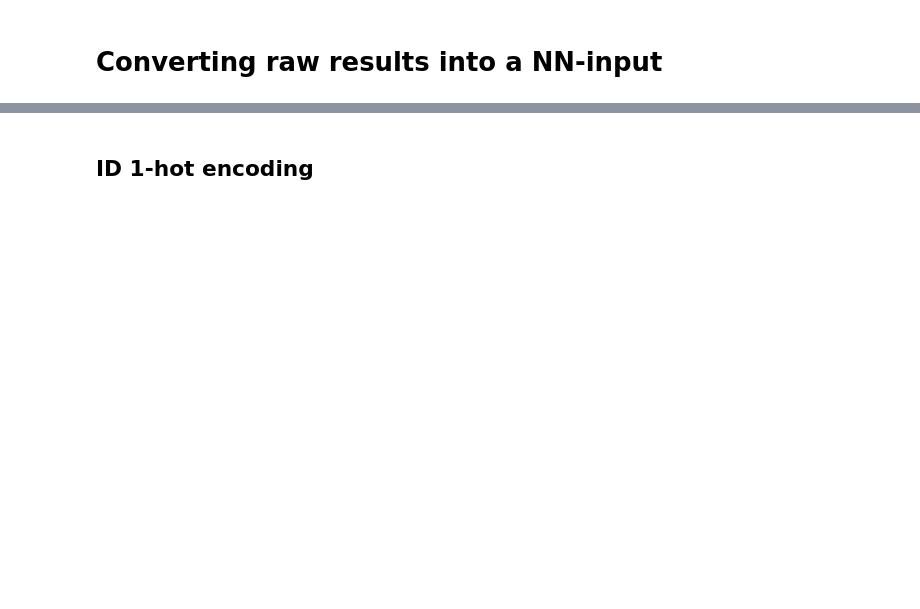
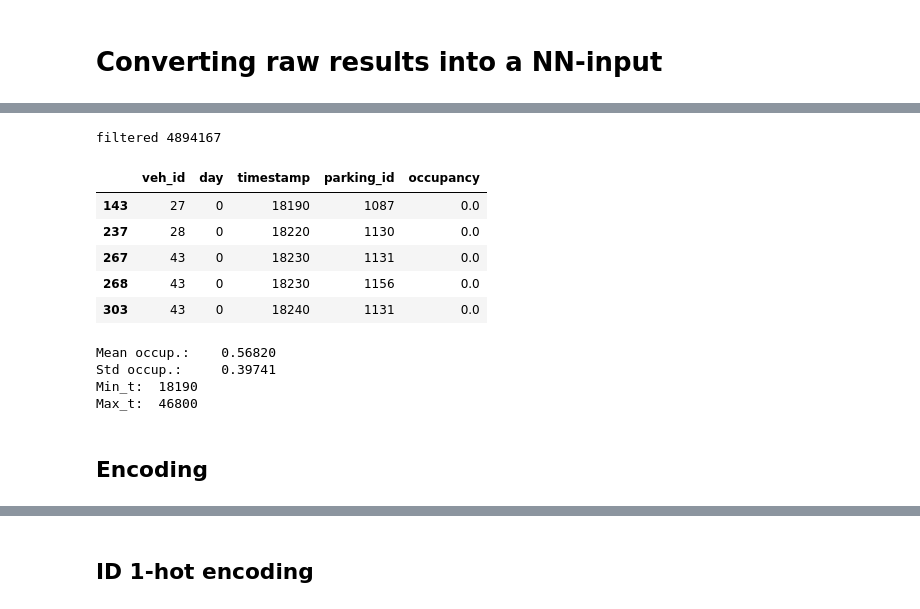
Before and after one commit to alelevente/sumo_sec, a Jupyter notebook: 03_src/02_prepare_learning.ipynb, the cells around one changed output, grey strips where cells are left out. Cells and saved outputs as stored; diff of their text form; code cells hidden in the pictures; blank space fills up the shorter version.

```diff
--- a/03_src/02_prepare_learning.ipynb
+++ b/03_src/02_prepare_learning.ipynb
@@ -18,0 +20,6 @@ raw_df.head()
+# %%
+#reading nominal encodings:
+with open("../dockeroutput/day_0/vehicle_maps.json", "r") as f:
+    maps = json.load(f)
+    nominal_veh_to_id_encoding = maps["vehicle_to_idx_map"]
+    nominal_id_to_veh_encoding = maps["idx_to_vehicle_map"]
@@ -18,0 +32,25 @@ raw_df.head()
+# %%
+filter_idx = np.random.choice(len(nominal_id_to_veh_encoding), size=int(len(nominal_id_to_veh_encoding)/10), replace=False)
+filtered_vehicles = []
+for fx in filter_idx:
+    filtered_vehicles.append(nominal_id_to_veh_encoding[str(fx)])
+# %%
+df = pd.read_csv("../dockeroutput/day_0/vehicle_measurement.csv")
+df = df[df["veh_id"].isin(filtered_vehicles)]
+print("filtered", len(df))
+id_nums = []
+for i,r in df.iterrows():
+    id_nums.append(nominal_veh_to_id_encoding[r.veh_id])
+
+df["veh_id"]=id_nums
+# %% [output]
+filtered 4894167
+# %%
+df.head()
+# %% [output]
+|  | veh_id | day | timestamp | parking_id | occupancy |
+| 143 | 27 | 0 | 18190 | 1087 | 0.0 |
+| 237 | 28 | 0 | 18220 | 1130 | 0.0 |
+| 267 | 43 | 0 | 18230 | 1131 | 0.0 |
+| 268 | 43 | 0 | 18230 | 1156 | 0.0 |
+| 303 | 43 | 0 | 18240 | 1131 | 0.0 |
@@ -18,0 +59,18 @@ raw_df.head()
+# %%
+mean = np.mean(df["occupancy"])
+std = np.std(df["occupancy"])
+min_ = np.min(df["timestamp"])
+max_ = np.max(df["timestamp"])
+
+
+print("Mean occup.:\t%.5f"%mean)
+print("Std occup.:\t%.5f"%std)
+print("Min_t:\t%d"%min_)
+print("Max_t:\t%d"%max_)
+# %% [output]
+Mean occup.:    0.56820
+Std occup.:     0.39741
+Min_t:  18190
+Max_t:  46800
+# %% [markdown]
+## **Encoding**
```
Also changed, not shown: parts of 12 cells of this notebook, 8 other files.
